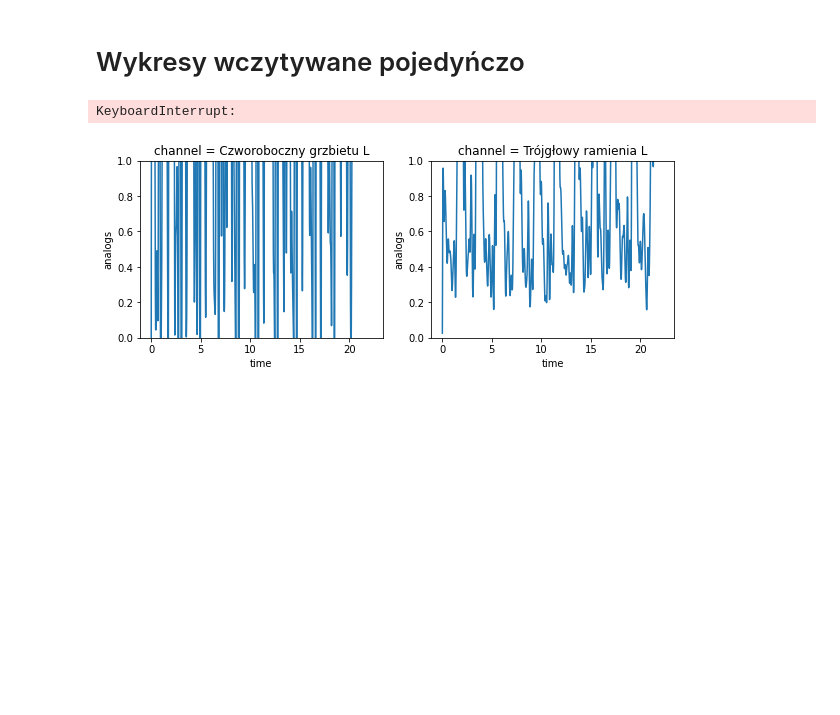
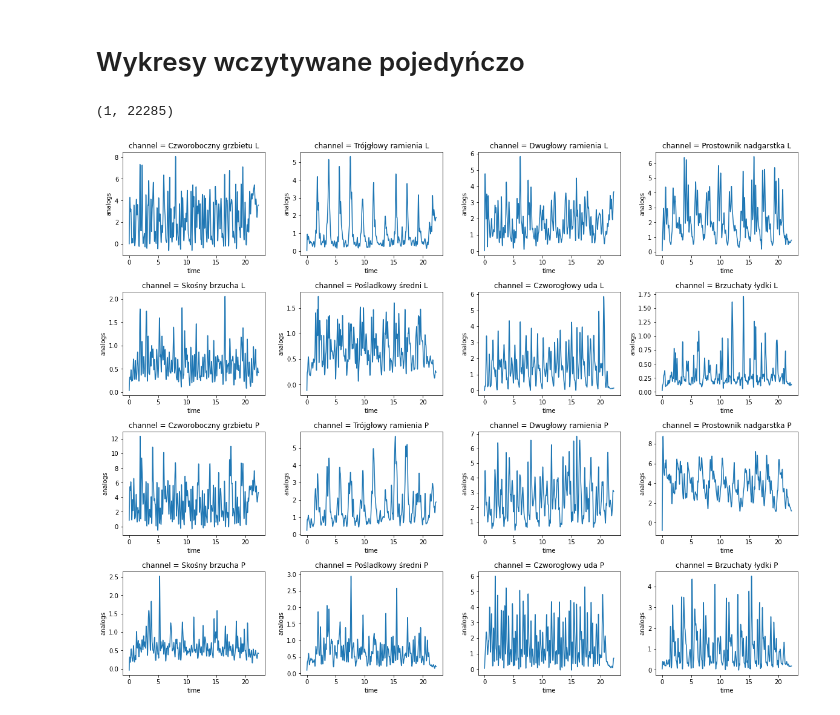
Before and after one commit to kkluwak/PJATK2020, a Jupyter notebook: RDCLabs/odczyt_emg.ipynb, the cells around one changed output. Saved outputs shown, nothing was run; the diff lists cells and outputs as text; code cells hidden in the pictures; blank space fills up the shorter version.

```diff
--- a/RDCLabs/odczyt_emg.ipynb
+++ b/RDCLabs/odczyt_emg.ipynb
@@ -62,7 +62,7 @@ emg_2 = stats.zscore(emg_processed[0])
 # %% [markdown]
 # Wykresy wczytywane pojedyńczo
 # %%
-from matplotlib.pyplot import subplots
+from matplotlib.pyplot import subplot
 from matplotlib.pyplot import figure
 import matplotlib.pyplot as plt
 
@@ -86,36 +86,35 @@ plt.figure(figsize=(20,15))
 for i in range(0,16):
     emg_list.append(Analogs.from_c3d(data_path, usecols=muscles[i]))
 
     emg_p = (
     emg_list[i].meca.band_pass(order=2, cutoff=[10, 425])
     .meca.center()
     .meca.abs()
     .meca.low_pass(order=4, cutoff=5, freq=emg.rate)
     .meca.normalize(1)
     )
 
     #print(emg_p.indexes)
     emg_p['channel'] = muscles_names[i]
     subplot(4, 4, i+1)
     emg_p.plot(x="time")
-    plt.ylim(0,1)
 
 
     #plt.show()
 
 plt.subplots_adjust(left=0.125,
                     bottom=0.1,
                     right=0.9,
                     top=0.9,
                     wspace=0.25,
                     hspace=0.35)
 
 print(emg_p.shape)
 #print(emg_p[1])
 #normalized = preprocessing.normalize(a)
 # %% [output]
-KeyboardInterrupt:
+(1, 22285)
-[figure, old version]
+[figure, new version]
 # %%
 import sys
 
```
Also changed, not shown: parts of 12 cells of this notebook.
